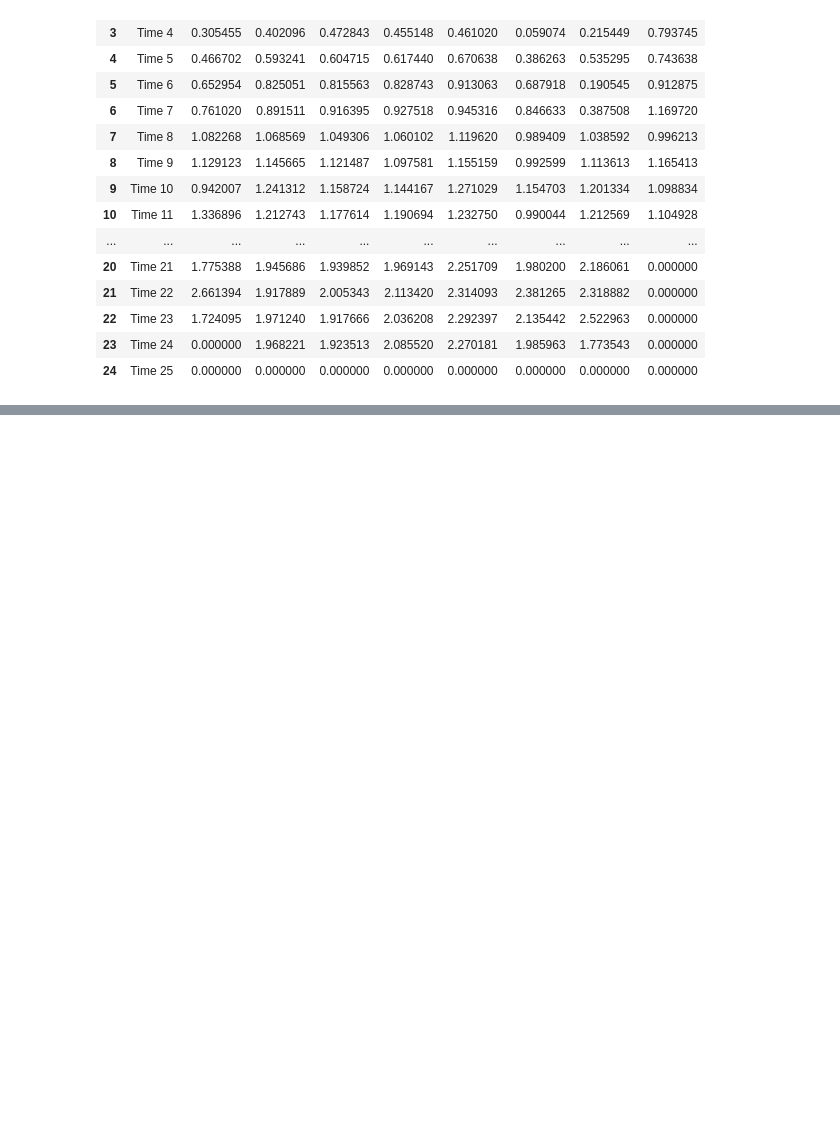
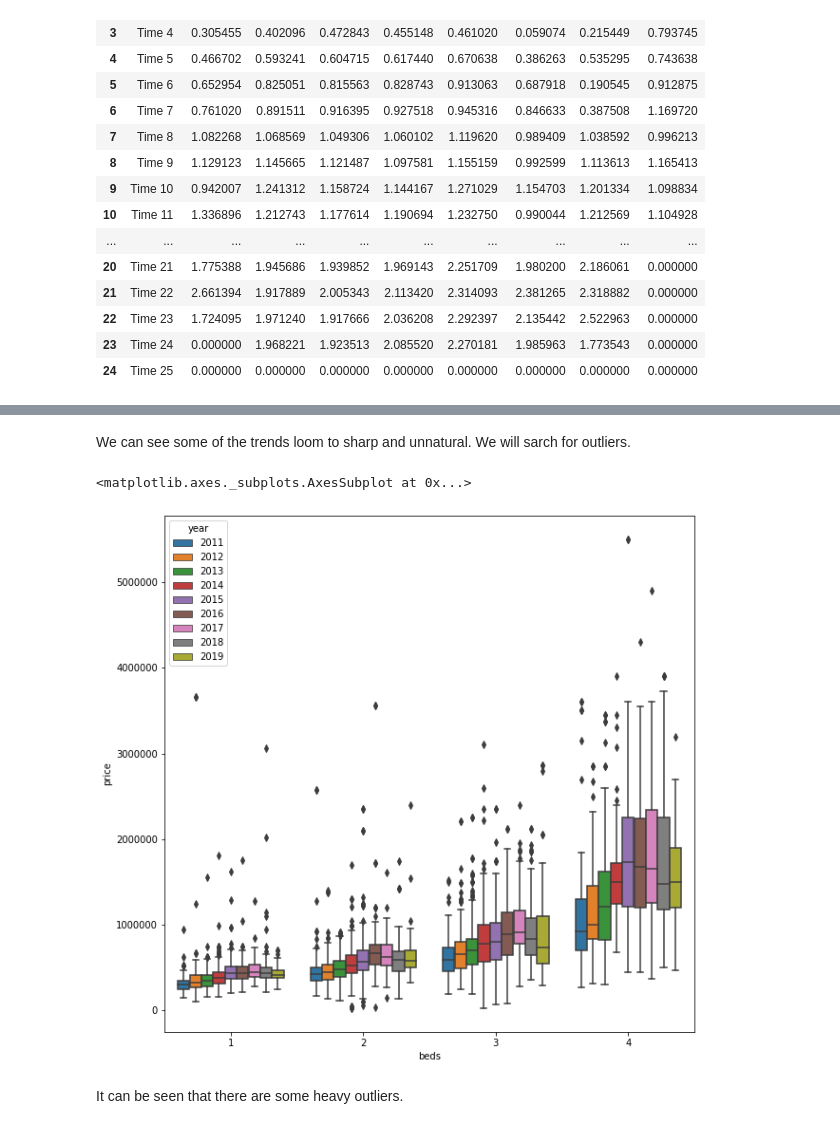
Before and after one commit to angelrureLurtis/LondonNW6, a Jupyter notebook: web_scraping.ipynb, the cells around one changed output, grey strips where cells are left out. Saved outputs shown, nothing was run; the diff lists cells and outputs as text; code cells hidden in the pictures; blank space fills up the shorter version.

```diff
--- a/web_scraping.ipynb
+++ b/web_scraping.ipynb
@@ -305,0 +435,10 @@ rsi
+# %% [markdown]
+We can see some of the trends loom to sharp and unnatural. We will sarch for outliers.
+# %%
+plt.figure(figsize=(10,10))
+sns.boxplot(data=full_data_no_studio, y = 'price', x='beds', hue='year')
+# %% [output]
+<matplotlib.axes._subplots.AxesSubplot at 0x...>
+[figure, added]
+# %% [markdown]
+It can be seen that there are some heavy outliers.
```
Also changed, not shown: parts of 48 cells of this notebook.
